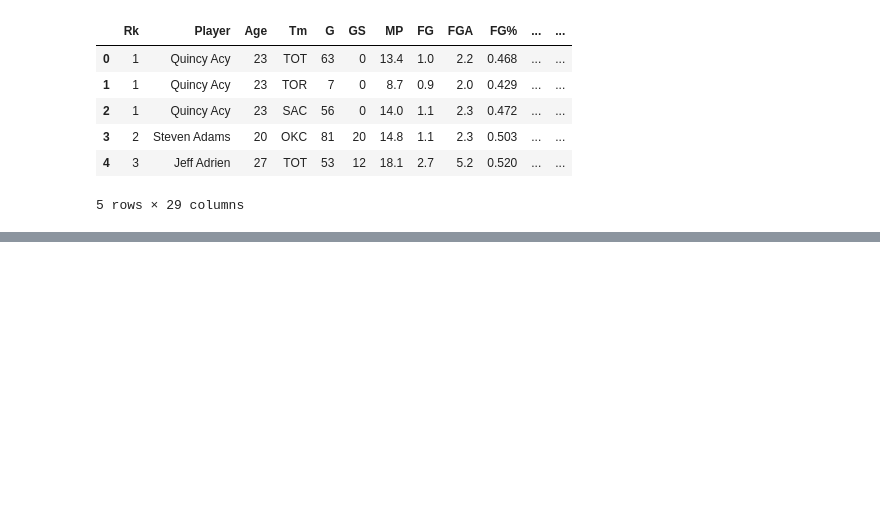
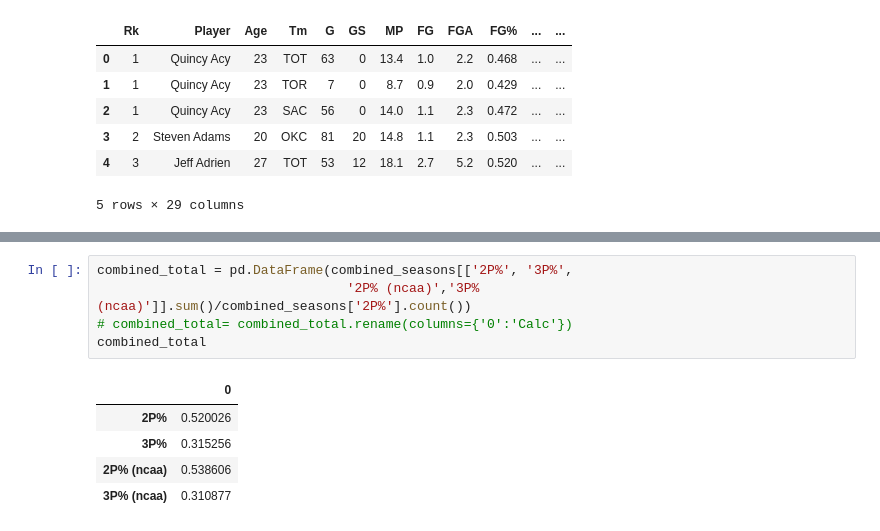
Before and after one commit to tanjowen/NCAA-vs-NBA, a Jupyter notebook: Rookies vs College Career(other option).ipynb, the cells around one changed output, grey strips where cells are left out. Drawn from its saved outputs; the diff is of its cells as text; blank space fills up the shorter version.

```diff
--- a/Rookies vs College Career(other option).ipynb
+++ b/Rookies vs College Career(other option).ipynb
@@ -97,0 +118,11 @@ nba_ncaa_rookies
+# %%
+combined_total = pd.DataFrame(combined_seasons[['2P%', '3P%',
+                                '2P% (ncaa)','3P% (ncaa)']].sum()/combined_seasons['2P%'].count())
+# combined_total= combined_total.rename(columns={'0':'Calc'})
+combined_total
+# %% [output]
+|  | 0 |
+| 2P% | 0.520026 |
+| 3P% | 0.315256 |
+| 2P% (ncaa) | 0.538606 |
+| 3P% (ncaa) | 0.310877 |
```
Also changed, not shown: parts of 6 cells of this notebook.
